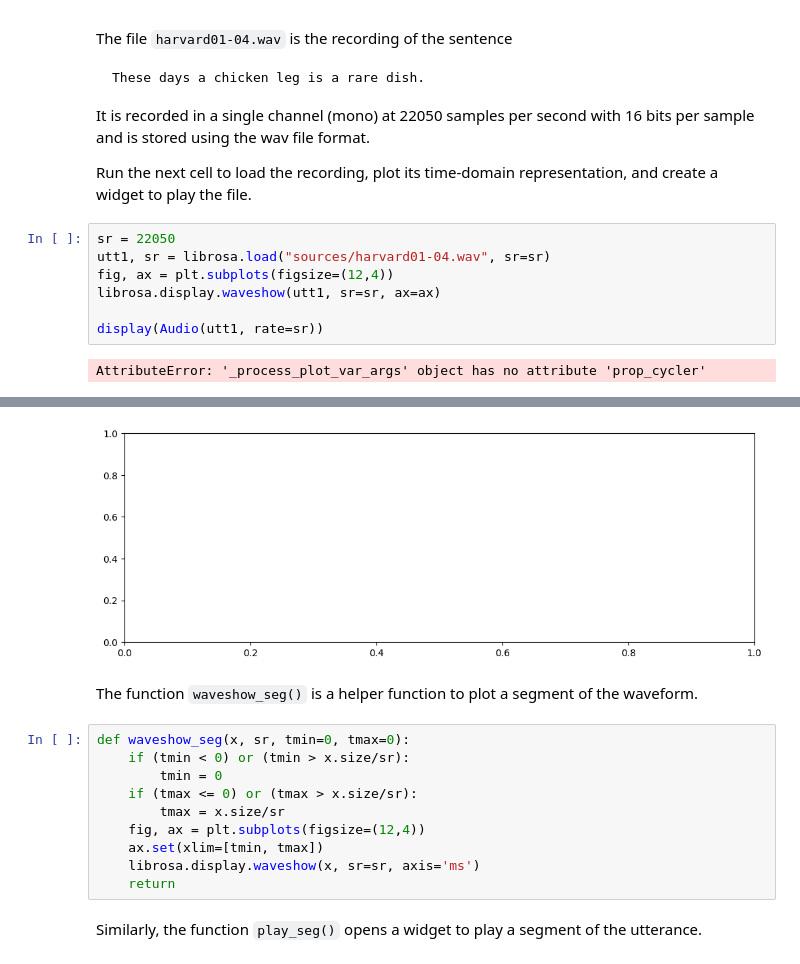
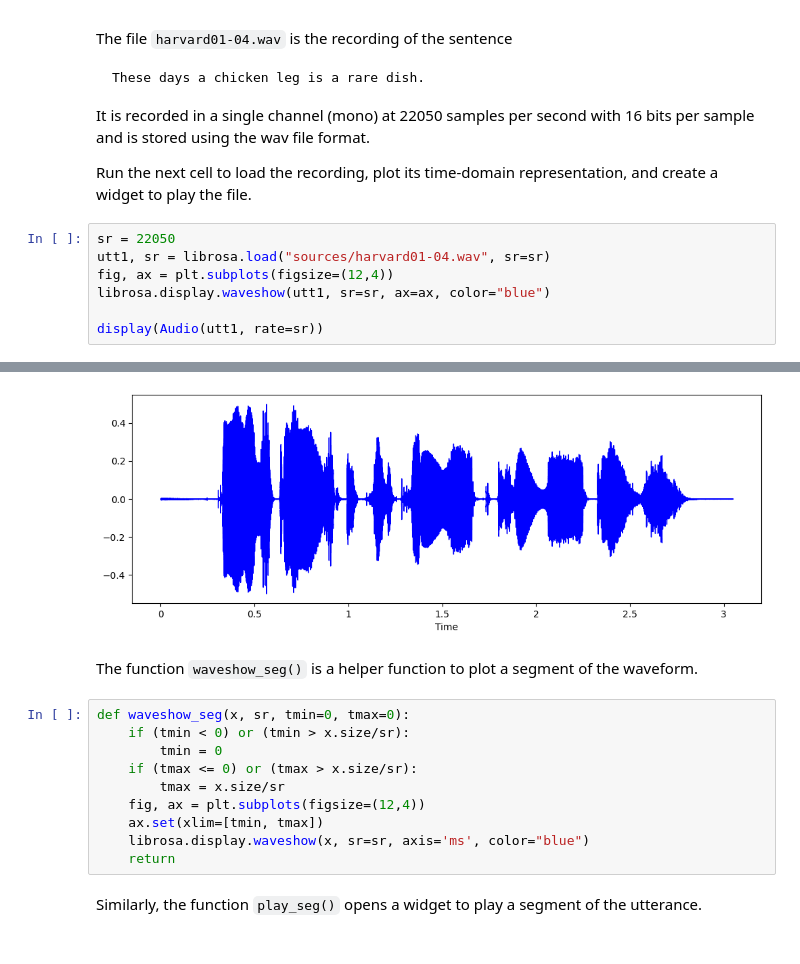
Before and after one commit to danieleavolio/Spoken-Language-Processing, a Jupyter notebook: Lab/Assignment1/slp-lab1.ipynb, the cells around one changed output, grey strips where cells are left out. Drawn from its saved outputs; the diff is of its cells as text.

```diff
--- a/Lab/Assignment1/slp-lab1.ipynb
+++ b/Lab/Assignment1/slp-lab1.ipynb
@@ -109,8 +109,7 @@ Run the next cell to load the recording, plot its time-domain representation, an
 sr = 22050
 utt1, sr = librosa.load("sources/harvard01-04.wav", sr=sr)
 fig, ax = plt.subplots(figsize=(12,4))
-librosa.display.waveshow(utt1, sr=sr, ax=ax)
+librosa.display.waveshow(utt1, sr=sr, ax=ax, color="blue")
 
 display(Audio(utt1, rate=sr))
 # %% [output]
-AttributeError: '_process_plot_var_args' object has no attribute 'prop_cycler'
@@ -117,4 +117,4 @@ AttributeError: '_process_plot_var_args' object has no attribute 'prop_cycler'
-[figure, old version]
+[figure, new version]
 # %% [markdown]
 The function `waveshow_seg()` is a helper function to plot a segment of the waveform.
 # %%
@@ -125,7 +125,7 @@ def waveshow_seg(x, sr, tmin=0, tmax=0):
         tmax = x.size/sr
     fig, ax = plt.subplots(figsize=(12,4))
     ax.set(xlim=[tmin, tmax])
-    librosa.display.waveshow(x, sr=sr, axis='ms')
+    librosa.display.waveshow(x, sr=sr, axis='ms', color="blue")
     return
 # %% [markdown]
 Similarly, the function `play_seg()` opens a widget to play a segment of the utterance.
```
Also changed, not shown: parts of 6 cells of this notebook, 5 other files.
